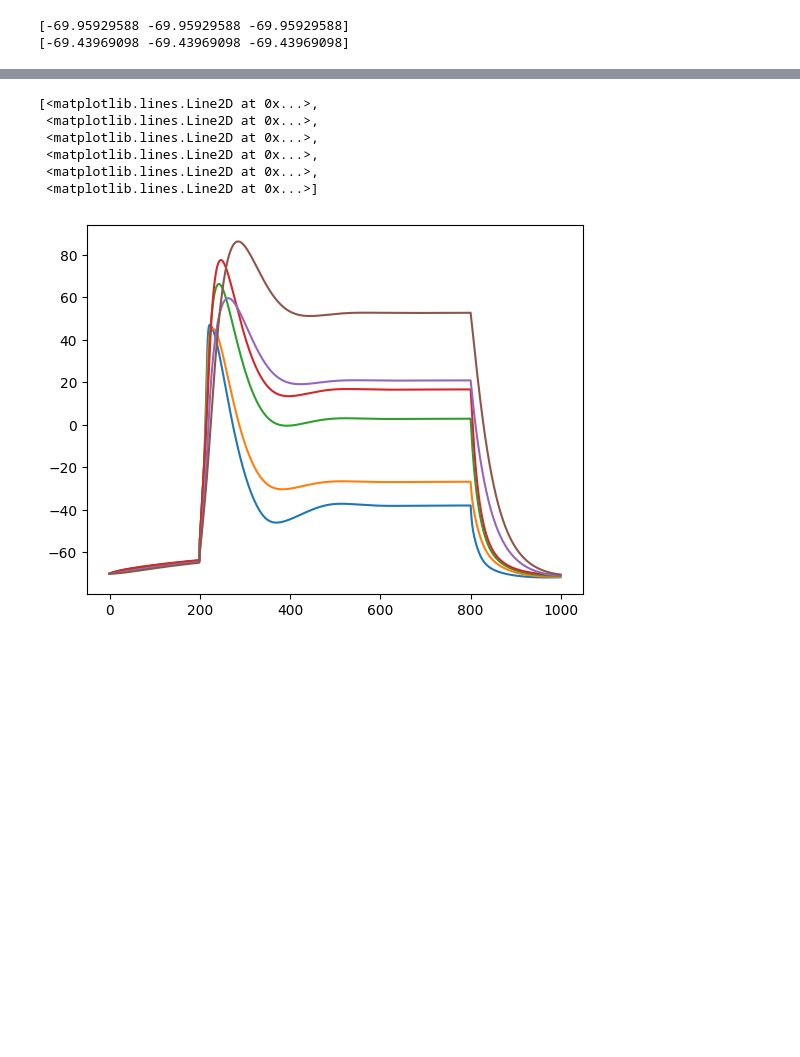
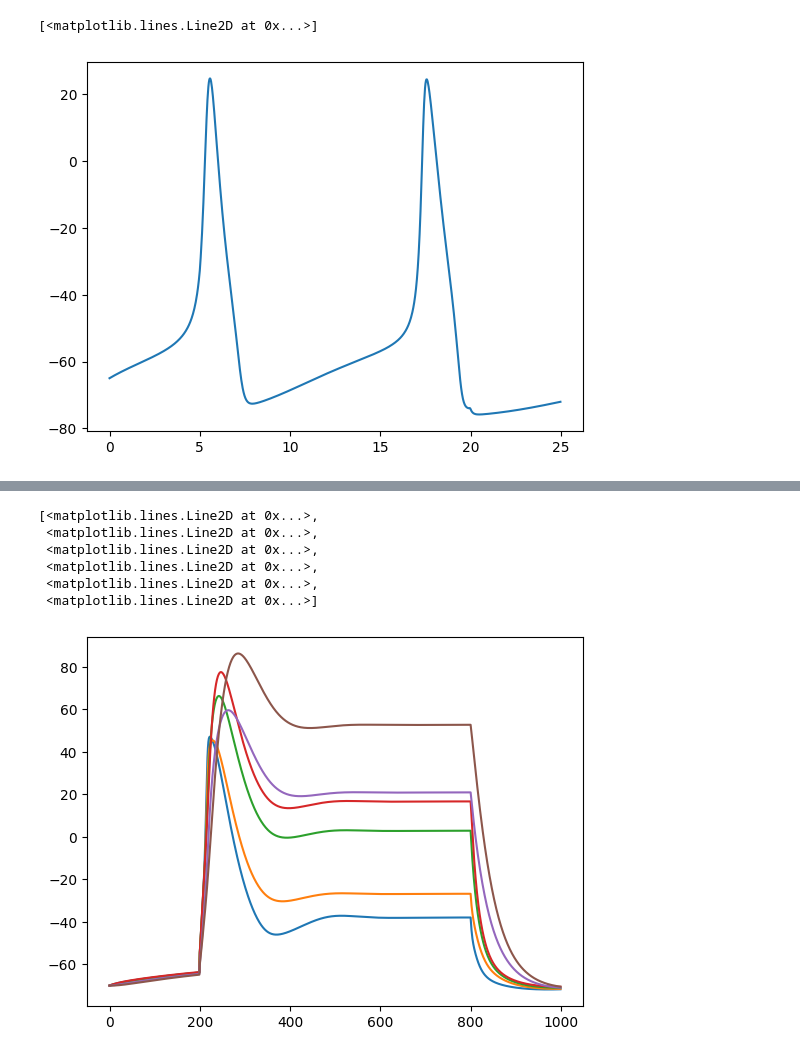
Before and after one commit to jnsbck/tinyjaxley, a Jupyter notebook: dev.ipynb, the cells around one changed output, grey strips where cells are left out. Drawn from its saved outputs; the diff is of its cells as text; code cells hidden in the pictures; blank space fills up the shorter version.

```diff
--- a/dev.ipynb
+++ b/dev.ipynb
@@ -23,0 +272,42 @@ from tinyjaxley.solve import BackwardEuler, ForwardEuler
+# %%
+comp = Comp()
+comp = comp.insert(K())
+comp = comp.insert(Na())
+comp = comp.insert(Leak())
+
+stim = SquarePulse(0.1, 5.0, 20.0)
+comp = comp.insert(stim)
+
+t0 = 0.0
+t1 = 25.0
+dt = 0.025
+u0 = comp.init(0.0, {"v": jnp.array(-70.0)})
+
+solver = diffrax.Tsit5()
+ode = diffrax.ODETerm(comp)
+
+saveat = diffrax.SaveAt(ts=jnp.arange(t0, t1, dt))
+sol = diffrax.diffeqsolve(
+    ode,
+    solver,
+    t0,
+    t1,
+    dt,
+    y0=u0,
+    saveat=saveat,
+    args=(stim,),
+    stepsize_controller=diffrax.PIDController(rtol=1e-4, atol=1e-6)
+)
+# %%
+%%timeit
+sol = diffrax.diffeqsolve(
+    ode,
+    solver,
+    t0,
+    t1,
+    dt,
+    y0=u0,
+    saveat=saveat,
+    args=(stim,),
+    stepsize_controller=diffrax.PIDController(rtol=1e-4, atol=1e-6)
+)
@@ -24,38 +316,28 @@ from tinyjaxley.solve import BackwardEuler, ForwardEuler
+# %%
+plt.plot(sol.ts, sol.ys[:,0])
+# %% [output]
+[<matplotlib.lines.Line2D at 0x...>]
+[figure, added]
 # %%
 ncomps = 3
 comp = Comp()
 branch = Branch([comp]*ncomps)
-branch = branch.at[jnp.array([0,1,2])].insert(K())
-branch = branch.at[jnp.array([0,1,2])].insert(Na())
-branch = branch.at[jnp.array([0,1,2])].insert(Leak())
+branch = branch.insert(K())
+branch = branch.insert(Na())
+branch = branch.insert(Leak())
 
 stim = SquarePulse(0.1, 5.0, 20.0)
 branch = branch.at[jnp.array([0])].insert(stim)
-branch.pandas()
 
 t0 = 0.0
 t1 = 25.0
 dt = 0.025
 u0 = branch.init(0.0, {"v": jnp.array([-70.0]*ncomps)})
 
-solver = BackwardEuler()
+solver = AdaptiveBackwardEuler()
 ode = diffrax.ODETerm(branch)
 
-class WrapTerm(diffrax.ODETerm):
-    term: diffrax.ODETerm
-    def __init__(self, term):
-        self.term = term
-        self.vector_field = term.vector_field
-
-
-y1_fw = ForwardEuler().step(WrapTerm(ode), 0.0, 0.01, u0, None, None, False)[0]
-y1_imp = BackwardEuler().step(WrapTerm(ode), 0.0, 0.01, u0, None, None, False)[0]
-
-print(y1_fw["v"])
-print(y1_imp["v"])
-
-solver = BackwardEuler()
-ode = diffrax.ODETerm(branch)
+v_only = lambda t, y, args: y["v"]
 saveat = diffrax.SaveAt(ts=jnp.arange(t0, t1, dt))
 sol = diffrax.diffeqsolve(
     ode,
@@ -65,8 +347,5 @@ sol = diffrax.diffeqsolve(
     dt,
     y0=u0,
     saveat=saveat,
-    # stepsize_controller=diffrax.PIDController(rtol=1e-4, atol=1e-6)
+    stepsize_controller=diffrax.PIDController(rtol=1e-2, atol=1e-4)
 )
-# %% [output]
-[-69.95929588 -69.95929588 -69.95929588]
-[-69.43969098 -69.43969098 -69.43969098]
```
Also changed, not shown: parts of 11 cells of this notebook, 1 other file.
